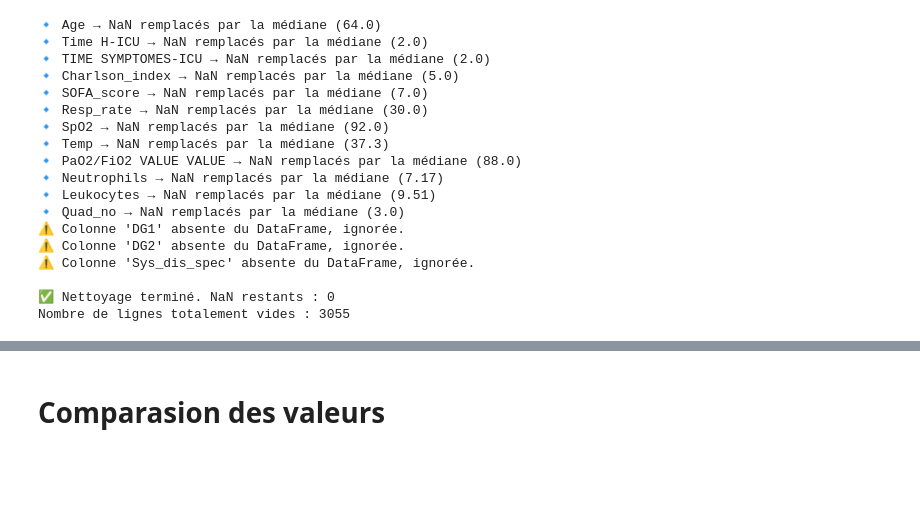
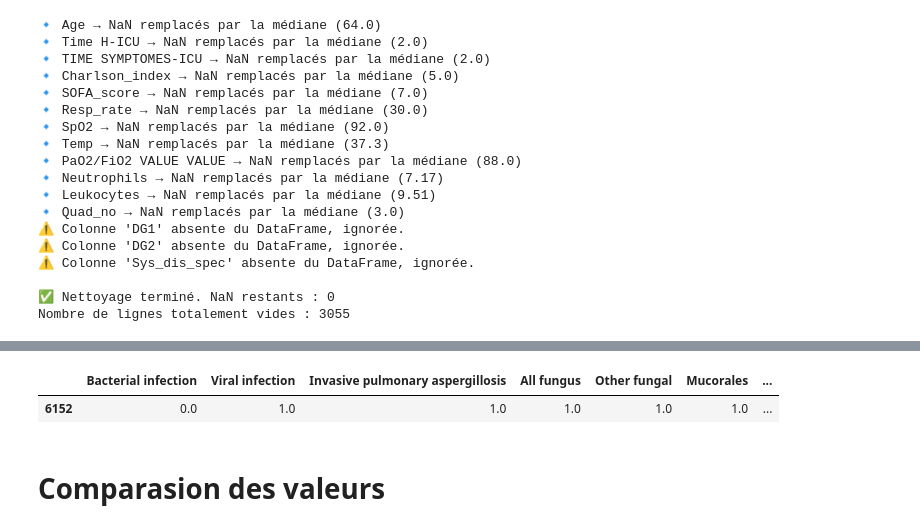
Before and after one commit to Romain-Forte/respiratory_diagnostics, a Jupyter notebook: bazea_dataset.ipynb, the cells around one changed output, grey strips where cells are left out. Saved outputs shown, nothing was run; the diff lists cells and outputs as text; code cells hidden in the pictures; blank space fills up the shorter version.

Commit message:
ajout description table

```diff
--- a/bazea_dataset.ipynb
+++ b/bazea_dataset.ipynb
@@ -336,3 +290,8 @@ resume = descript_data(df_labels_fusion,non_binary_only=False,paper_format=True,
+# %%
+df_labels_fusion[df_labels_fusion.sum(axis=1) == 11]
+# %% [output]
+|  | Bacterial infection | Viral infection | Invasive pulmonary aspergillosis | All fungus | Other fungal | Mucorales | ... |
+| 6152 | 0.0 | 1.0 | 1.0 | 1.0 | 1.0 | 1.0 | ... |
 # %% [markdown]
 # Comparasion des valeurs
 # %%
```
Also changed, not shown: parts of 24 cells of this notebook, 6 other files.
